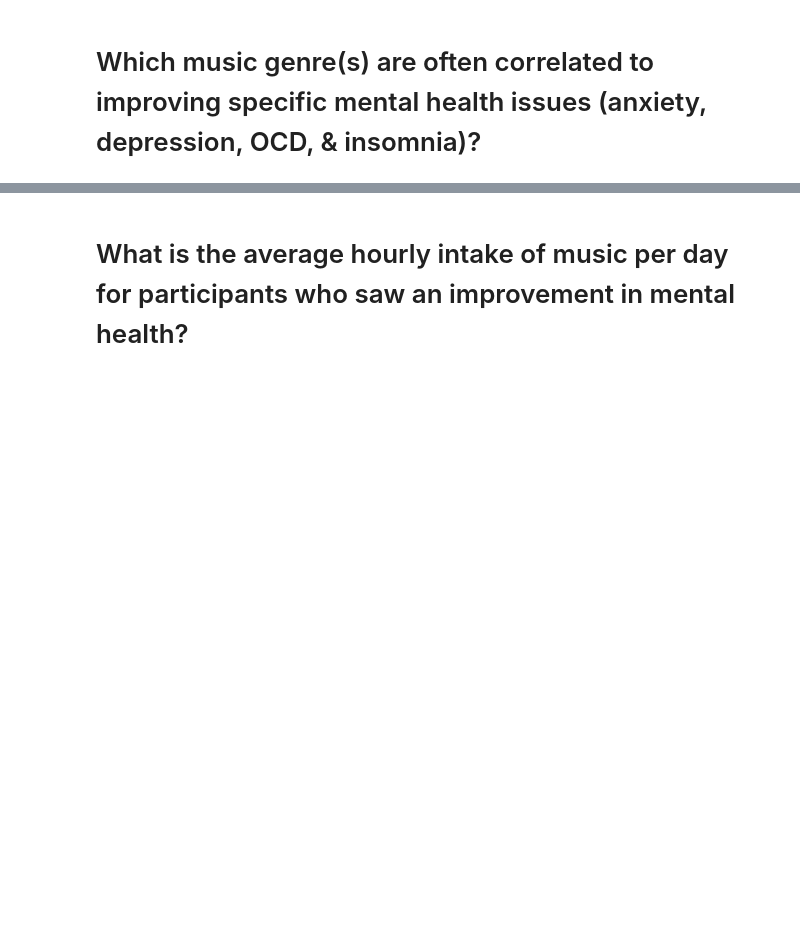
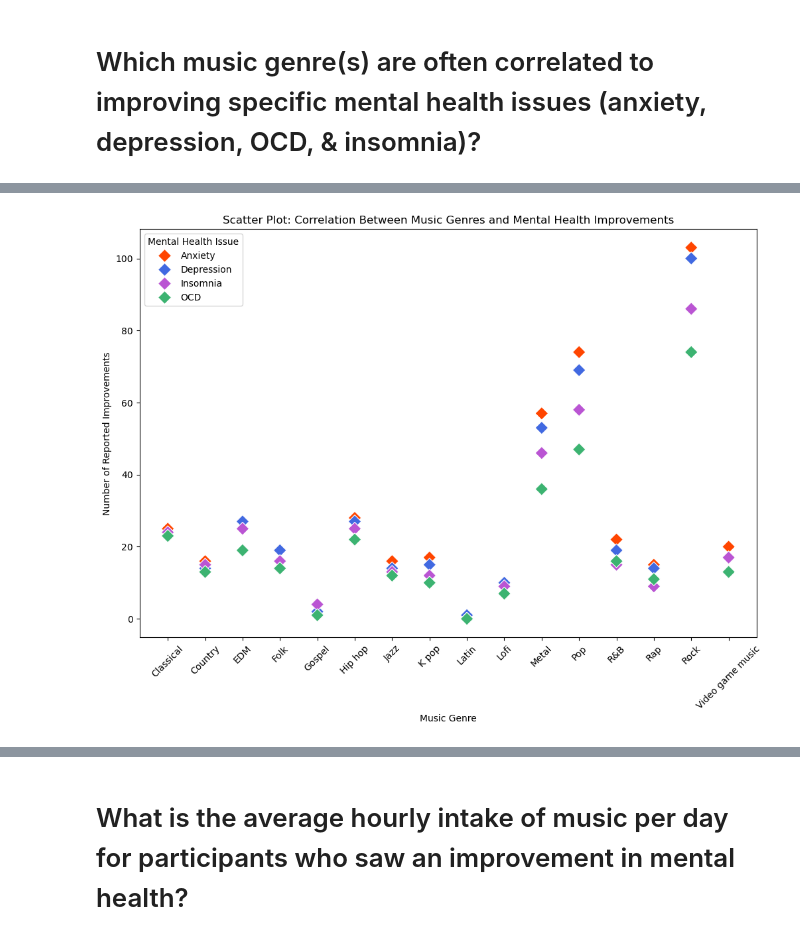
Before and after one commit to karinaahumada01/project-1, a Jupyter notebook: mxmh_main_analysis.ipynb, the cells around one changed output, grey strips where cells are left out. Saved outputs shown, nothing was run; the diff lists cells and outputs as text; code cells hidden in the pictures; blank space fills up the shorter version.

```diff
--- a/mxmh_main_analysis.ipynb
+++ b/mxmh_main_analysis.ipynb
@@ -277,3 +240,50 @@ plt.show()
+# %%
+#3 Scatter Plot: To show the correlation between specific music genres and their impact on various mental health issues.
+
+
+mental_health_columns = ['Anxiety', 'Depression', 'Insomnia', 'OCD']
+
+# Filter the data for participants who reported improvement
+improved_genre_data = mxmh_clean_df[mxmh_clean_df['Music effects'] == 'Improve'].copy()
+
+# Convert the severity ratings into binary improvement indicators (1 if reported improvement, 0 otherwise)
+for col in mental_health_columns:
+    improved_genre_data.loc[:, col] = improved_genre_data[col].apply(lambda x: 1 if x > 0 else 0)
+
+# Count the number of improvements for each genre and mental health issue
+genre_mental_health_improvement = improved_genre_data.groupby('Fav genre')[mental_health_columns].sum()
+
+# Melt the pivot table into a long format suitable for scatter plotting
+genre_mental_health_long = genre_mental_health_improvement.reset_index().melt(
+    id_vars='Fav genre',
+    var_name='Mental Health Issue',
+    value_name='Improvement Count'
+)
+
+# Plotting the scatter plot
+plt.figure(figsize=(12, 8))
+
+custom_palette = {'Anxiety': 'orangered', 'Depression': 'royalblue', 'Insomnia': 'mediumorchid', 'OCD': 'mediumseagreen'}
+
+# Scatter plot for each genre and its impact on different mental health issues
+sns.scatterplot(
+    data=genre_mental_health_long,
+    x='Fav genre',
+    y='Improvement Count',
+    hue='Mental Health Issue',
+    palette=custom_palette,
+    marker='D',
+    s=100
+)
+
+plt.title('Scatter Plot: Correlation Between Music Genres and Mental Health Improvements')
+plt.xlabel('Music Genre')
+plt.ylabel('Number of Reported Improvements')
+plt.xticks(rotation=45)
+plt.legend(title='Mental Health Issue')
+plt.show()
+# %% [output]
+[figure, added]
 # %%
 #3 Clustered Bar Chart: To compare the impact of different music genres on various specific mental health issues side by side, allowing for easy comparison within each mental health issue category.
 
```
Also changed, not shown: parts of 6 cells of this notebook.
